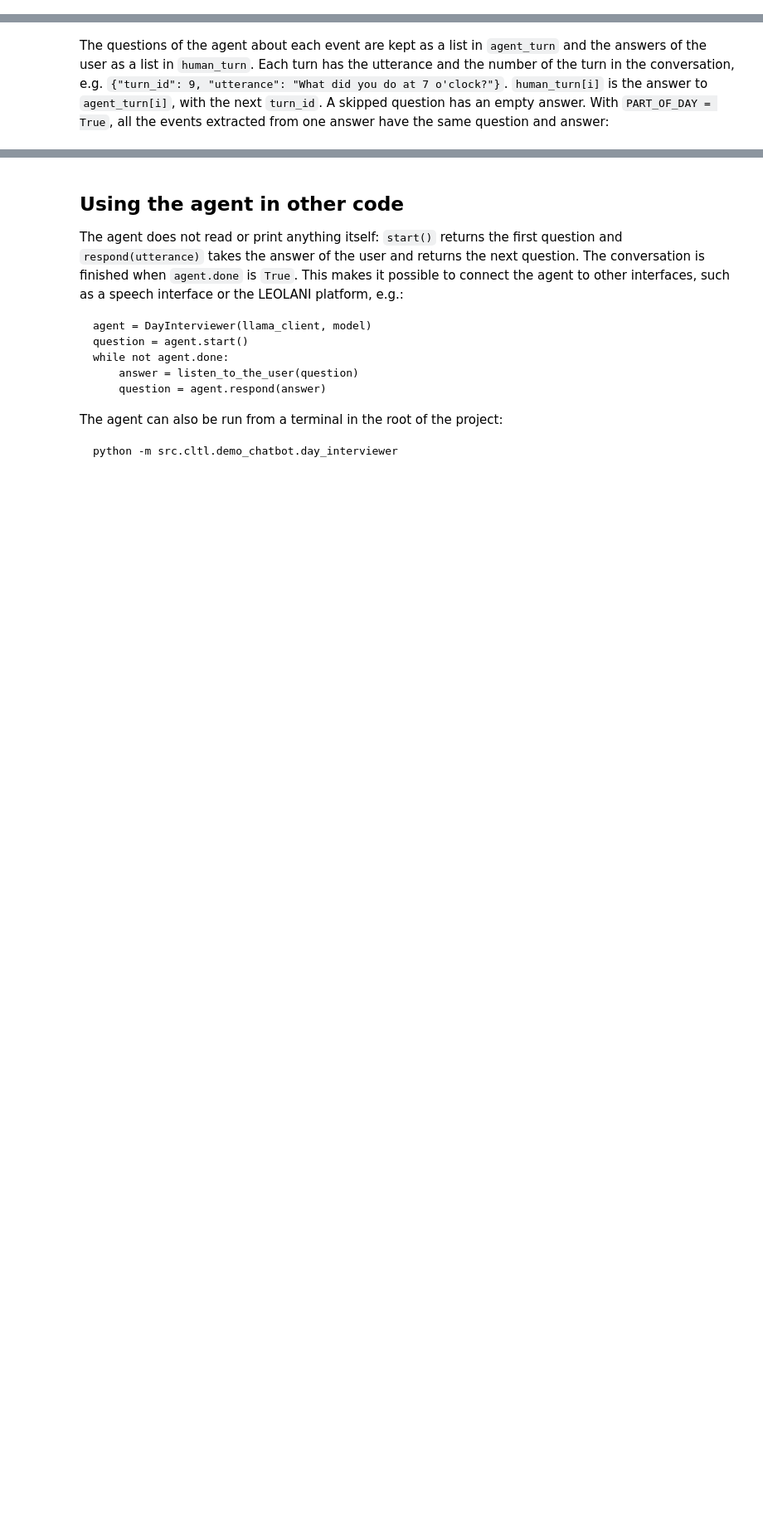
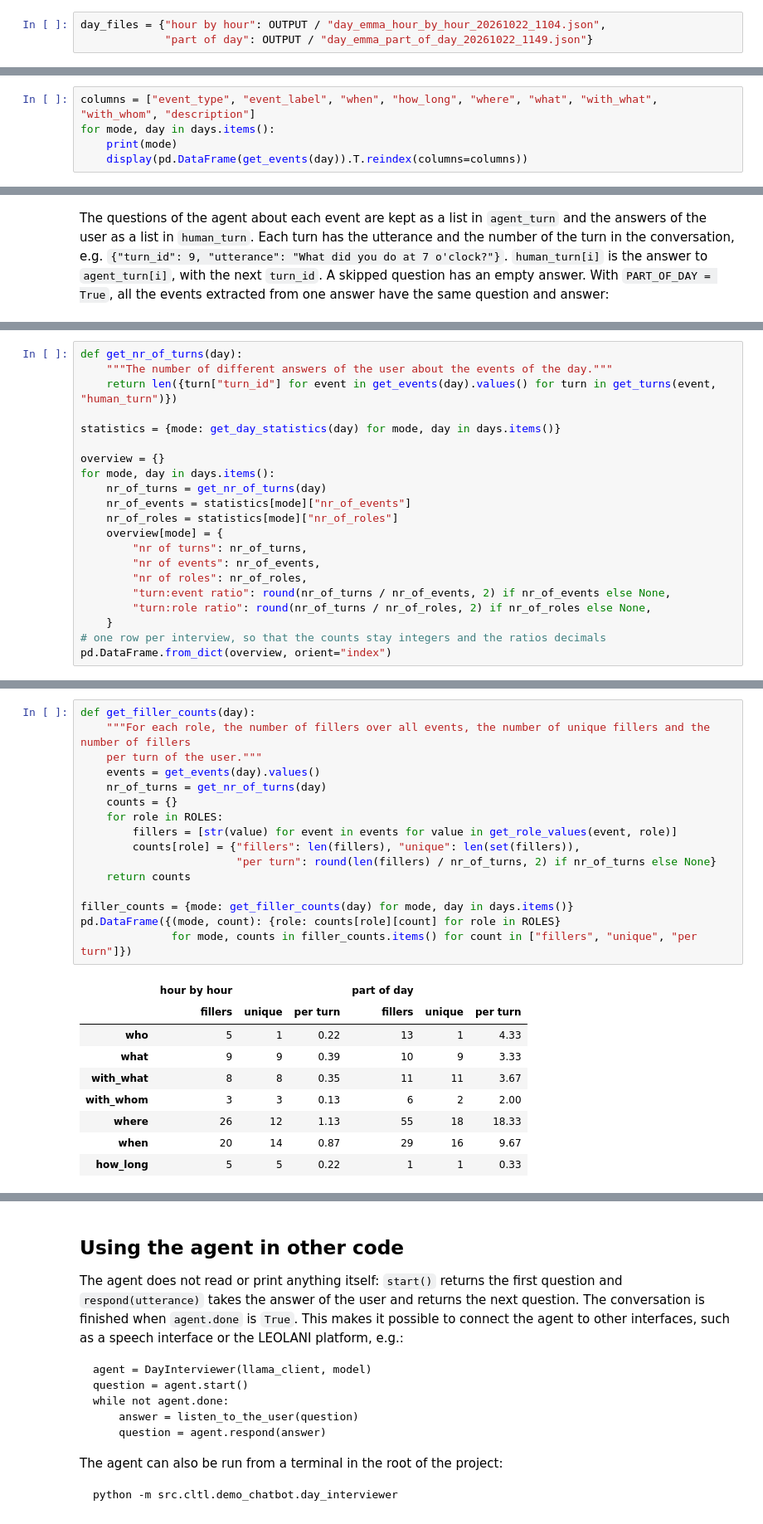
Before and after one commit to cltl/ma-communicative-robots, a Jupyter notebook: src/cltl/demo_chatbot/day_interviewer.ipynb, the cells around one changed output, grey strips where cells are left out. Shown at 83% size. Cells and saved outputs as stored; diff of their text form; blank space fills up the shorter version.

Commit message:
- pairwise comparison hour-by-hour and part-of-day

```diff
--- a/src/cltl/demo_chatbot/day_interviewer.ipynb
+++ b/src/cltl/demo_chatbot/day_interviewer.ipynb
@@ -156,0 +154,3 @@ The day is saved in /Users/piek/Desktop/Combot2026/ma-communicative-robots/data/
+# %%
+day_files = {"hour by hour": OUTPUT / "day_emma_hour_by_hour_20261022_1104.json",
+             "part of day": OUTPUT / "day_emma_part_of_day_20261022_1149.json"}
@@ -156,0 +168,5 @@ The day is saved in /Users/piek/Desktop/Combot2026/ma-communicative-robots/data/
+# %%
+columns = ["event_type", "event_label", "when", "how_long", "where", "what", "with_what", "with_whom", "description"]
+for mode, day in days.items():
+    print(mode)
+    display(pd.DataFrame(get_events(day)).T.reindex(columns=columns))
@@ -223,0 +260,21 @@ print(json.dumps(day["event1"], indent=2, ensure_ascii=False))
+# %%
+def get_nr_of_turns(day):
+    """The number of different answers of the user about the events of the day."""
+    return len({turn["turn_id"] for event in get_events(day).values() for turn in get_turns(event, "human_turn")})
+
+statistics = {mode: get_day_statistics(day) for mode, day in days.items()}
+
+overview = {}
+for mode, day in days.items():
+    nr_of_turns = get_nr_of_turns(day)
+    nr_of_events = statistics[mode]["nr_of_events"]
+    nr_of_roles = statistics[mode]["nr_of_roles"]
+    overview[mode] = {
+        "nr of turns": nr_of_turns,
+        "nr of events": nr_of_events,
+        "nr of roles": nr_of_roles,
+        "turn:event ratio": round(nr_of_turns / nr_of_events, 2) if nr_of_events else None,
+        "turn:role ratio": round(nr_of_turns / nr_of_roles, 2) if nr_of_roles else None,
+    }
+# one row per interview, so that the counts stay integers and the ratios decimals
+pd.DataFrame.from_dict(overview, orient="index")
@@ -223,0 +308,26 @@ print(json.dumps(day["event1"], indent=2, ensure_ascii=False))
+# %%
+def get_filler_counts(day):
+    """For each role, the number of fillers over all events, the number of unique fillers and the number of fillers
+    per turn of the user."""
+    events = get_events(day).values()
+    nr_of_turns = get_nr_of_turns(day)
+    counts = {}
+    for role in ROLES:
+        fillers = [str(value) for event in events for value in get_role_values(event, role)]
+        counts[role] = {"fillers": len(fillers), "unique": len(set(fillers)),
+                        "per turn": round(len(fillers) / nr_of_turns, 2) if nr_of_turns else None}
+    return counts
+
+filler_counts = {mode: get_filler_counts(day) for mode, day in days.items()}
+pd.DataFrame({(mode, count): {role: counts[role][count] for role in ROLES}
+              for mode, counts in filler_counts.items() for count in ["fillers", "unique", "per turn"]})
+# %% [output]
+|  | hour by hour |  |  | part of day |  |  |
+|  | fillers | unique | per turn | fillers | unique | per turn |
+| who | 5 | 1 | 0.22 | 13 | 1 | 4.33 |
+| what | 9 | 9 | 0.39 | 10 | 9 | 3.33 |
+| with_what | 8 | 8 | 0.35 | 11 | 11 | 3.67 |
+| with_whom | 3 | 3 | 0.13 | 6 | 2 | 2.00 |
+| where | 26 | 12 | 1.13 | 55 | 18 | 18.33 |
+| when | 20 | 14 | 0.87 | 29 | 16 | 9.67 |
+| how_long | 5 | 5 | 0.22 | 1 | 1 | 0.33 |
```
Also changed, not shown: parts of 31 cells of this notebook, 1 other file.
